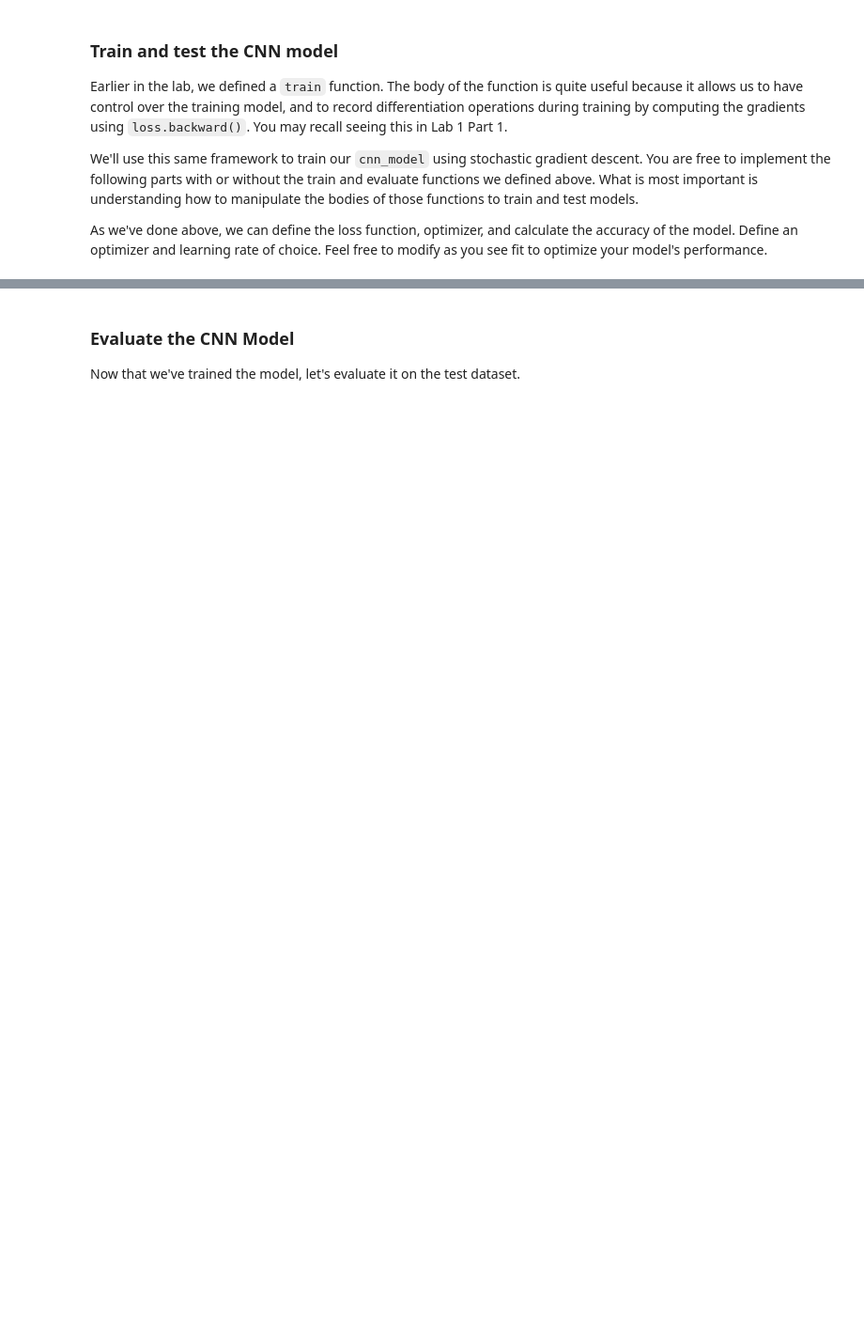
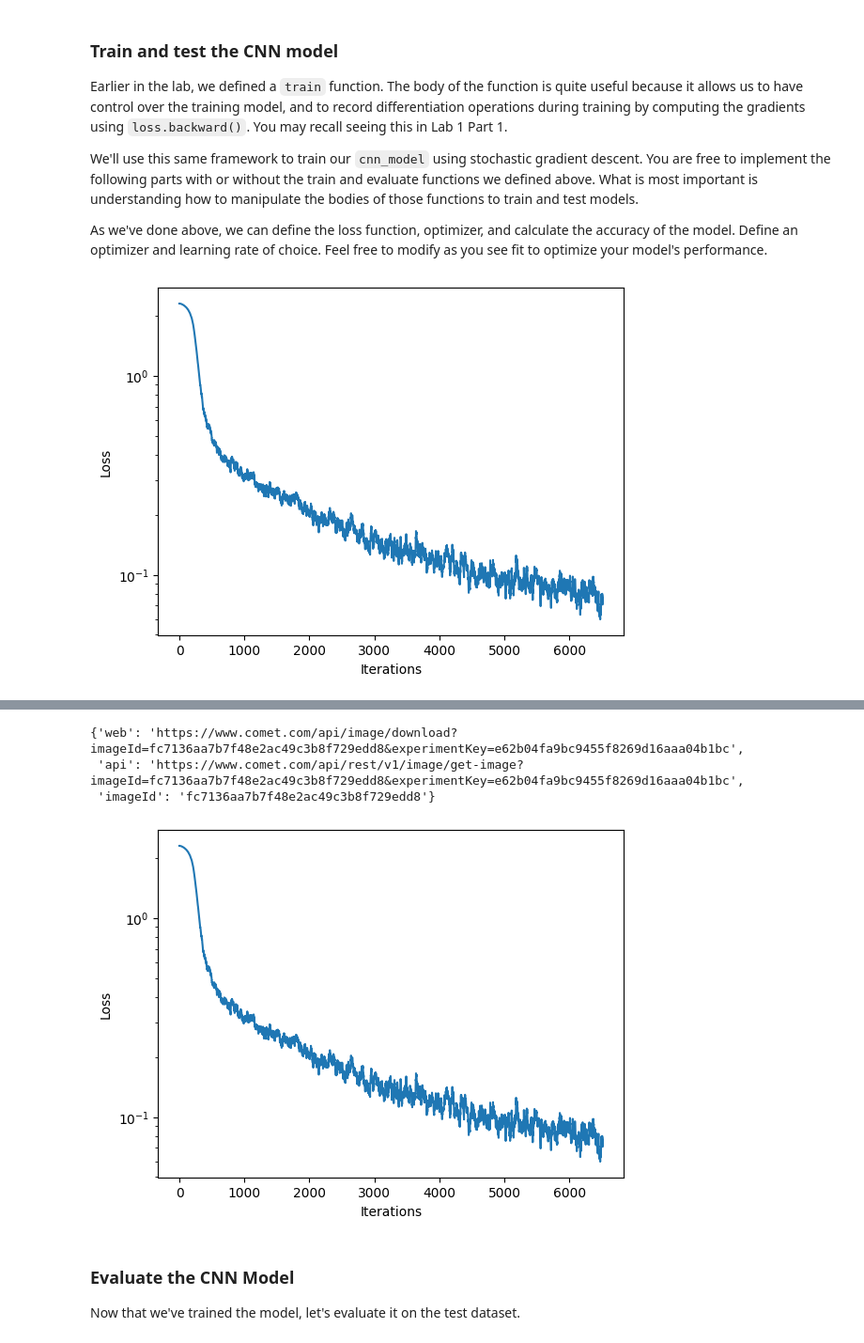
Before and after one commit to cindyloo/ai, a Jupyter notebook: lab2/PT_Part1_MNIST.ipynb, the cells around one changed output, grey strips where cells are left out. Shown: that part at 94% size. Saved outputs shown, nothing was run; the diff lists cells and outputs as text; code cells hidden in the pictures; blank space fills up the shorter version.

```diff
--- a/lab2/PT_Part1_MNIST.ipynb
+++ b/lab2/PT_Part1_MNIST.ipynb
@@ -395,35 +395,45 @@ class CNN(nn.Module):
     def __init__(self):
         super(CNN, self).__init__()
         # TODO: Define the first convolutional layer
-        self.conv1 = # TODO
+        self.conv1 = nn.Conv2d(in_channels=1, out_channels=32, kernel_size=3)
 
-        # TODO: Define the first max pooling layer
-        self.pool1 = # TODO
+        # Define the first max pooling layer with kernel size
+        self.pool1 = nn.MaxPool2d(kernel_size=2, stride=2)
 
-        # TODO: Define the second convolutional layer
-        self.conv2 = # TODO
+        # Define the second convolutional layer
+        self.conv2 = nn.Conv2d(in_channels=32, out_channels=64, kernel_size=3)
 
-        # TODO: Define the second max pooling layer
-        self.pool2 = # TODO
-
+        self.pool2 = nn.MaxPool2d(kernel_size=2, stride=2)
+        # Calculate the correct input size for fc1
+        # Assuming input size 28x28
+        # After conv1: (28 - 3 + 2*0)/1 + 1 = 26  # Output size: 26x26x32
+        # After pool1: 26/2 = 13 # Output size: 13x13x32
+        # After conv2: (13 - 3 + 2*0)/1 + 1 = 11 # Output size: 11x11x64
+        # After pool2: 11/2 = 5 (rounded down) # Output size: 5x5x64
+        # Flattened size: 5*5*64 = 1600
         self.flatten = nn.Flatten()
-        self.fc1 = nn.Linear(36 * 5 * 5, 128)
+        # Flattened size: 5*5*64 = 1600
+        self.fc1 = nn.Linear(1600, 128)
         self.relu = nn.ReLU()
 
         # TODO: Define the Linear layer that outputs the classification
         # logits over class labels. Remember that CrossEntropyLoss operates over logits.
-        self.fc2 = # TODO
+        self.fc2 = nn.Linear(128, 10)
 
 
     def forward(self, x):
         # First convolutional and pooling layers
         x = self.conv1(x)
-        x = self.relu(x)
         x = self.pool1(x)
 
         # '''TODO: Implement the rest of forward pass of the model using the layers you have defined above'''
         #     '''hint: this will involve another set of convolutional/pooling layers and then the linear layers'''
-        '''TODO'''
+        x = self.conv2(x)
+        x = self.pool2(x)
+        x = self.flatten(x)
+        x = self.fc1(x)
+        x = self.relu(x)
+        x = self.fc2(x)
 
         return x
 
@@ -453,7 +474,7 @@ epochs = 7
 optimizer = optim.SGD(cnn_model.parameters(), lr=1e-2)
 
 # TODO: instantiate the cross entropy loss function
-loss_function = # TODO
+loss_function = nn.CrossEntropyLoss()
 
 # Redefine trainloader with new batch size parameter (tweak as see fit if optimizing)
 trainset_loader = DataLoader(train_dataset, batch_size=batch_size, shuffle=True)
@@ -482,32 +503,39 @@ for epoch in range(epochs):
 
         # Forward pass
         # TODO: feed the images into the model and obtain the predictions
-        logits = # TODO
+        logits = cnn_model(images)
 
         # TODO: compute the categorical cross entropy loss using the predicted logits
-        loss = # TODO
+        loss = loss_function(logits, labels)
+
+        # Backpropagate and update model parameters
+        optimizer.zero_grad()
+        loss.backward()
+        optimizer.step()
 
         # Get the loss and log it to comet and the loss_history record
         loss_value = loss.item()
         comet_model_2.log_metric("loss", loss_value, step=idx)
         loss_history.append(loss_value) # append the loss to the loss_history record
         plotter.plot(loss_history.get())
 
         # Backpropagation/backward pass
         '''TODO: Compute gradients for all model parameters and propagate backwads
             to update model parameters. remember to reset your optimizer!'''
         # TODO: reset optimizer
         # TODO: compute gradients
         # TODO: update model parameters
 
         # Get the prediction and tally metrics
         predicted = torch.argmax(logits, dim=1)
         correct_pred += (predicted == labels).sum().item()
         total_pred += labels.size(0)
 
     # Compute metrics
     total_epoch_loss = total_loss / total_pred
     epoch_accuracy = correct_pred / total_pred
     print(f"Epoch {epoch + 1}, Loss: {total_epoch_loss}, Accuracy: {epoch_accuracy:.4f}")
 
 comet_model_2.log_figure(figure=plt)
+# %% [output]
+[figure, added]
@@ -514,3 +543,7 @@ comet_model_2.log_figure(figure=plt)
+{'web': 'https://www.comet.com/api/image/download?imageId=fc7136aa7b7f48e2ac49c3b8f729edd8&experimentKey=e62b04fa9bc9455f8269d16aaa04b1bc',
+ 'api': 'https://www.comet.com/api/rest/v1/image/get-image?imageId=fc7136aa7b7f48e2ac49c3b8f729edd8&experimentKey=e62b04fa9bc9455f8269d16aaa04b1bc',
+ 'imageId': 'fc7136aa7b7f48e2ac49c3b8f729edd8'}
+[figure, added]
 # %% [markdown]
 ### Evaluate the CNN Model
 
```
Also changed, not shown: parts of 7 cells of this notebook.
